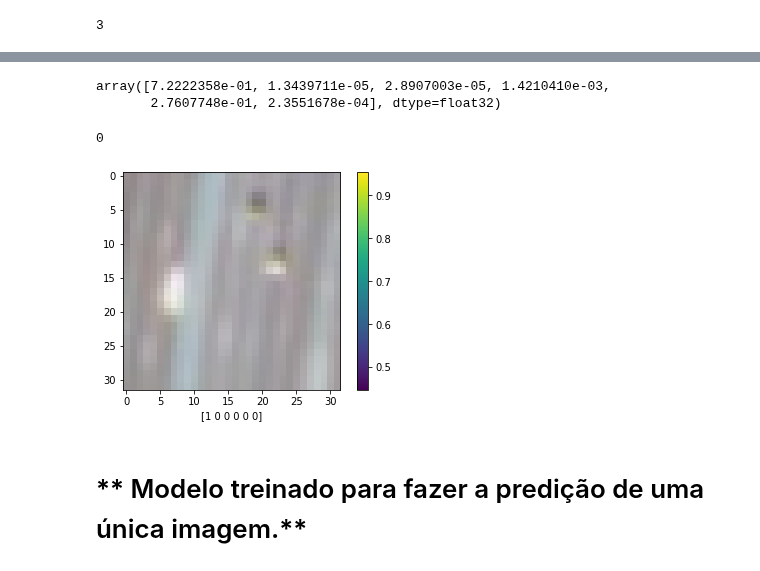
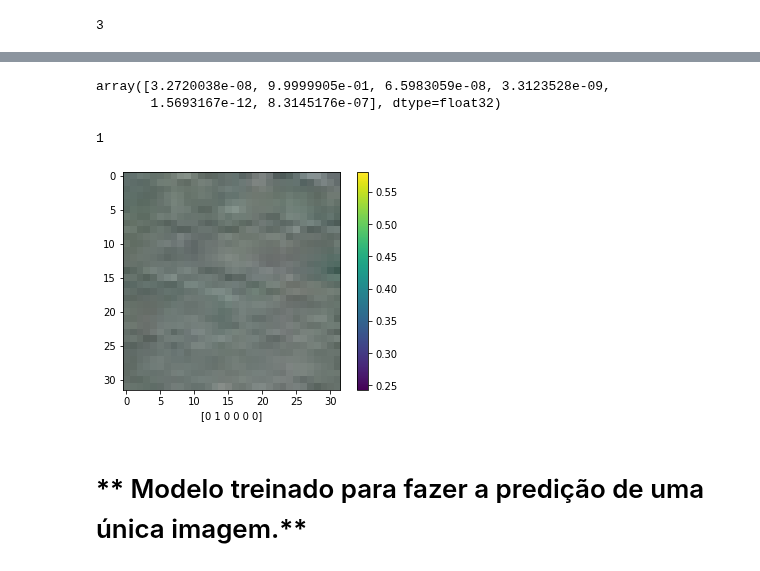
Before and after one commit to secretaria-ICA/Classificacao_e_Previsao_de_Imagens_de_Rochas_em_Pocos_Perfurados_atraves_de_Metodos_de_Aprendizagem, a Jupyter notebook: geological_comparative10102021.ipynb, the cells around one changed output, grey strips where cells are left out. Cells and saved outputs as stored; diff of their text form; code cells hidden in the pictures.

```diff
--- a/geological_comparative10102021.ipynb
+++ b/geological_comparative10102021.ipynb
@@ -654,23 +654,23 @@ plt.show()
 # %%
-y_pred[201] # primeira predição posição 0
+y_pred[305] # primeira predição posição 0
 # %% [output]
-array([7.2222358e-01, 1.3439711e-05, 2.8907003e-05, 1.4210410e-03,
-       2.7607748e-01, 2.3551678e-04], dtype=float32)
+array([3.2720038e-08, 9.9999905e-01, 6.5983059e-08, 3.3123528e-09,
+       1.5693167e-12, 8.3145176e-07], dtype=float32)
 # %%
-np.argmax(y_pred[201]) # Nesse caso, a predição está correta - Classe 03
+np.argmax(y_pred[305]) # Nesse caso, a predição está correta - Classe 01
 # %% [output]
-0
+1
 # %%
 y_test [201] # Nesse caso, a predição está correta - Classe 03, conforme figura abaixo
 
 plt.figure()
-plt.imshow(X_train[201])
-plt.xlabel(y_test[201])
+plt.imshow(X_train[305])
+plt.xlabel(y_test[305])
 plt.colorbar()
 plt.grid(False)
 plt.show()
 # %% [output]
-[figure, old version]
+[figure, new version]
 # %% [markdown]
 # ** Modelo treinado para fazer a predição de uma única imagem.**
 # %%
```
Also changed, not shown: parts of 10 cells of this notebook.
